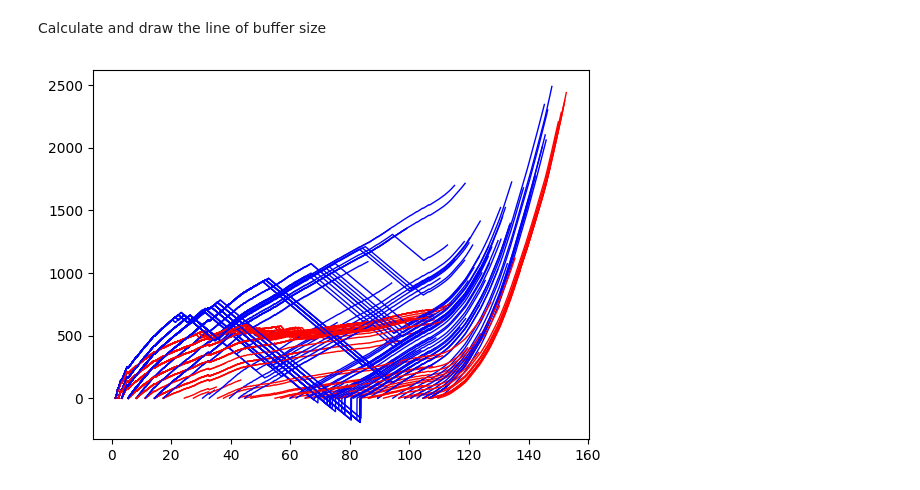
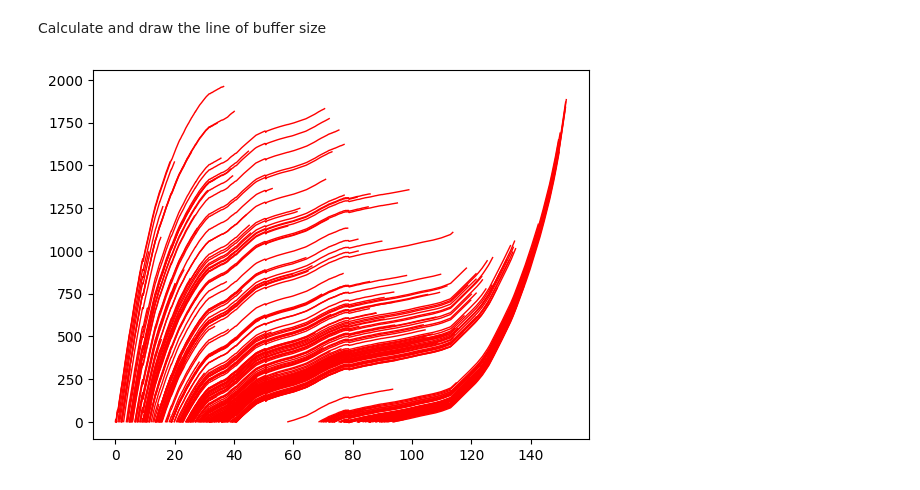
Before and after one commit to flyinglandlord/sglang, a Jupyter notebook: experiments.ipynb, the cells around one changed output. Cells and saved outputs as stored; diff of their text form; code cells hidden in the pictures.

```diff
--- a/experiments.ipynb
+++ b/experiments.ipynb
@@ -25,10 +25,10 @@ class RequestFuncOutput:
     output_speed: int = 40
     buffer_size: List[float] = field(default_factory=list)
 
-with open('exp_result/benchmark_result_custom_burst300_5050.pkl', 'rb') as f:
+with open('exp_result/benchmark_result_custom_burst400_all30.pkl', 'rb') as f:
     outputs = pickle.load(f)
 
-with open('exp_result/benchmark_result_baseline_burst300.pkl', 'rb') as f:
+with open('exp_result/benchmark_result_baseline_burst400.pkl', 'rb') as f:
     outputs_baseline = pickle.load(f)
 # %% [markdown]
 Calculate some meta information
@@ -127,19 +126,24 @@ Effective Throughput Score: 3509.884
 # %% [markdown]
 Draw the graph of each request output tokens vs time
 # %%
-draw_target = outputs
+draw_target = outputs_baseline
 
 output = draw_target[0]
 cum_itl = [0] + np.cumsum(output.itl)
+
+min_request_time = draw_target[0].request_time
+for i in range(len(draw_target)):
+    min_request_time = min(min_request_time, draw_target[i].request_time)
+
 # reference lien of 20 token/s
-plt.plot(cum_itl, [20 * (x) for x in cum_itl], label='20 token/sec', color='black', linewidth=2)
+plt.plot(cum_itl, [30 * (x) for x in cum_itl], label='20 token/sec', color='black', linewidth=2)
 
 for i in range(len(draw_target)):
     output = draw_target[i]
     cum_itl = [0] + np.cumsum(output.itl)
     token_num = list(range(0, len(cum_itl)))
     if output.output_speed < 30:
-        plt.plot(output.ttft + cum_itl, token_num, color='blue', linewidth=1)
+        plt.plot((output.request_time - min_request_time) + output.ttft + cum_itl, token_num, color='blue', linewidth=1)
     else:
-        plt.plot(output.ttft + cum_itl, token_num, color='red', linewidth=1)
+        plt.plot((output.request_time - min_request_time) + output.ttft + cum_itl, token_num, color='red', linewidth=1)
 # %% [output]
@@ -147,25 +151,28 @@ for i in range(len(draw_target)):
 # %% [markdown]
 Calculate and draw the line of buffer size
 # %%
-draw_target = outputs
+draw_target = outputs_baseline
 
 output = draw_target[0]
 cum_itl = [0] + np.cumsum(output.itl)
 token_num = list(range(0, len(cum_itl)))
+min_request_time = draw_target[0].request_time
+for i in range(len(draw_target)):
+    min_request_time = min(min_request_time, draw_target[i].request_time)
 
 for i in range(len(draw_target)):
     output = draw_target[i]
     cum_itl = [0] + np.cumsum(output.itl)
     token_num = list(range(0, len(cum_itl)))
     buffer_size = [0]
     for j in range(len(output.itl)):
         last_size = buffer_size[-1] if buffer_size[-1] >= 0 else 0
         last_size += 1
         last_size -= output.itl[j] * output.output_speed
         buffer_size.append(last_size)
     if output.output_speed < 30:
-        plt.plot(output.ttft + cum_itl, buffer_size[1:], color='blue', linewidth=1)
+        plt.plot((output.request_time - min_request_time) + output.ttft + cum_itl, buffer_size[1:], color='blue', linewidth=1)
     else:
-        plt.plot(output.ttft + cum_itl, buffer_size[1:], color='red', linewidth=1)
+        plt.plot((output.request_time - min_request_time) + output.ttft + cum_itl, buffer_size[1:], color='red', linewidth=1)
 # %% [output]
-[figure, old version]
+[figure, new version]
```
Also changed, not shown: parts of 3 cells of this notebook, 5 other files.
